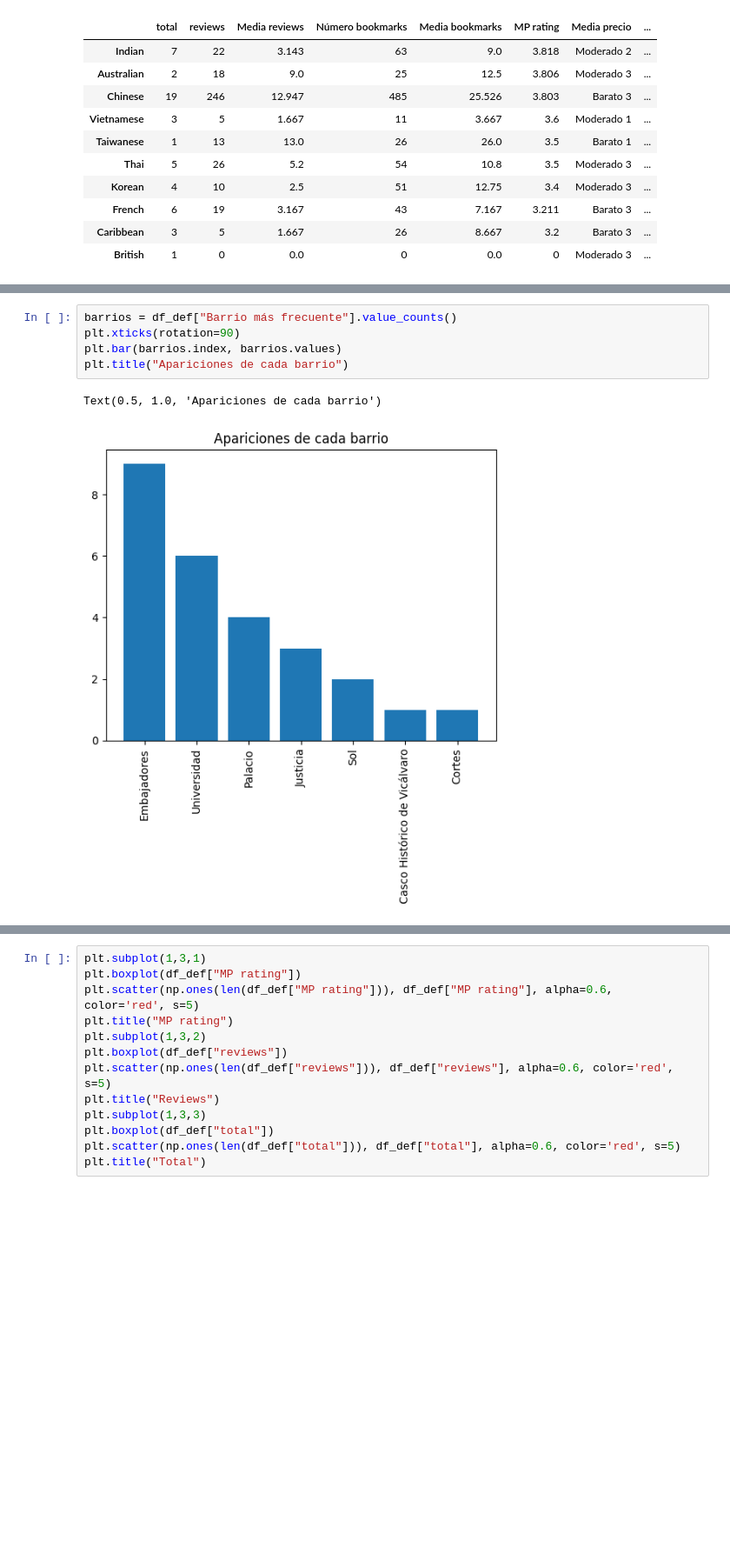
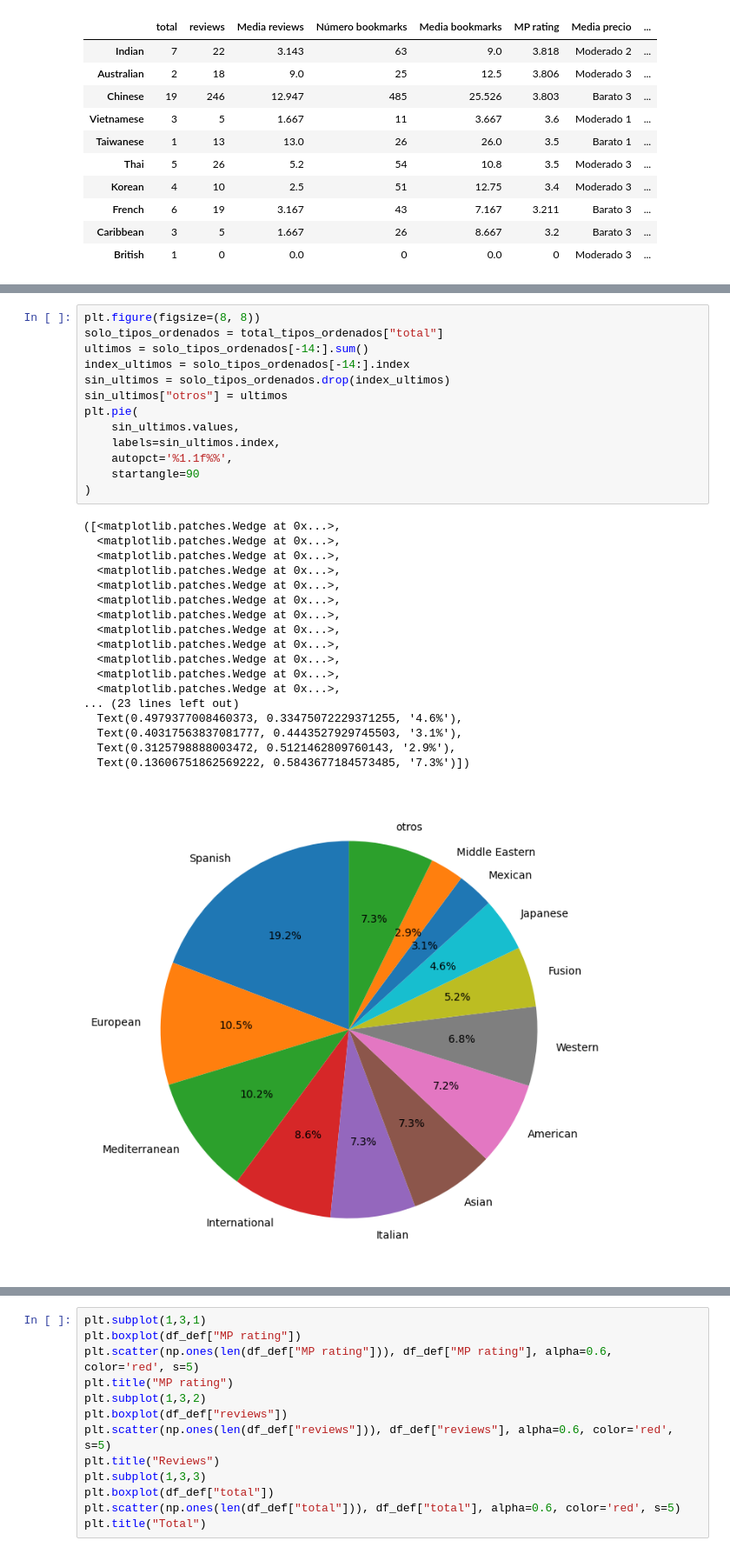
Before and after one commit to anton-p0g/ProyectoWebScrapping, a Jupyter notebook: parte2/top tipos de restaurantes/top_tipos_restuarantes.ipynb, the cells around one changed output, grey strips where cells are left out. Shown at 87% size. Drawn from its saved outputs; the diff is of its cells as text; blank space fills up the shorter version.

```diff
--- a/parte2/top tipos de restaurantes/top_tipos_restuarantes.ipynb
+++ b/parte2/top tipos de restaurantes/top_tipos_restuarantes.ipynb
@@ -220,8 +208,32 @@ Text(0.5, 1.0, 'Número de reviews')
-# %%
-barrios = df_def["Barrio más frecuente"].value_counts()
-plt.xticks(rotation=90)
-plt.bar(barrios.index, barrios.values)
-plt.title("Apariciones de cada barrio")
-# %% [output]
-Text(0.5, 1.0, 'Apariciones de cada barrio')
-[figure, removed]
+# %%
+plt.figure(figsize=(8, 8))
+solo_tipos_ordenados = total_tipos_ordenados["total"]
+ultimos = solo_tipos_ordenados[-14:].sum()
+index_ultimos = solo_tipos_ordenados[-14:].index
+sin_ultimos = solo_tipos_ordenados.drop(index_ultimos)
+sin_ultimos["otros"] = ultimos
+plt.pie(
+    sin_ultimos.values,
+    labels=sin_ultimos.index,
+    autopct='%1.1f%%',
+    startangle=90
+)
+# %% [output]
+([<matplotlib.patches.Wedge at 0x...>,
+  <matplotlib.patches.Wedge at 0x...>,
+  <matplotlib.patches.Wedge at 0x...>,
+  <matplotlib.patches.Wedge at 0x...>,
+  <matplotlib.patches.Wedge at 0x...>,
+  <matplotlib.patches.Wedge at 0x...>,
+  <matplotlib.patches.Wedge at 0x...>,
+  <matplotlib.patches.Wedge at 0x...>,
+  <matplotlib.patches.Wedge at 0x...>,
+  <matplotlib.patches.Wedge at 0x...>,
+  <matplotlib.patches.Wedge at 0x...>,
+  <matplotlib.patches.Wedge at 0x...>,
+... (23 lines left out)
+  Text(0.4979377008460373, 0.33475072229371255, '4.6%'),
+  Text(0.40317563837081777, 0.4443527929745503, '3.1%'),
+  Text(0.3125798888003472, 0.5121462809760143, '2.9%'),
+  Text(0.13606751862569222, 0.5843677184573485, '7.3%')])
+[figure, added]
```
Also changed, not shown: parts of 5 cells of this notebook.
